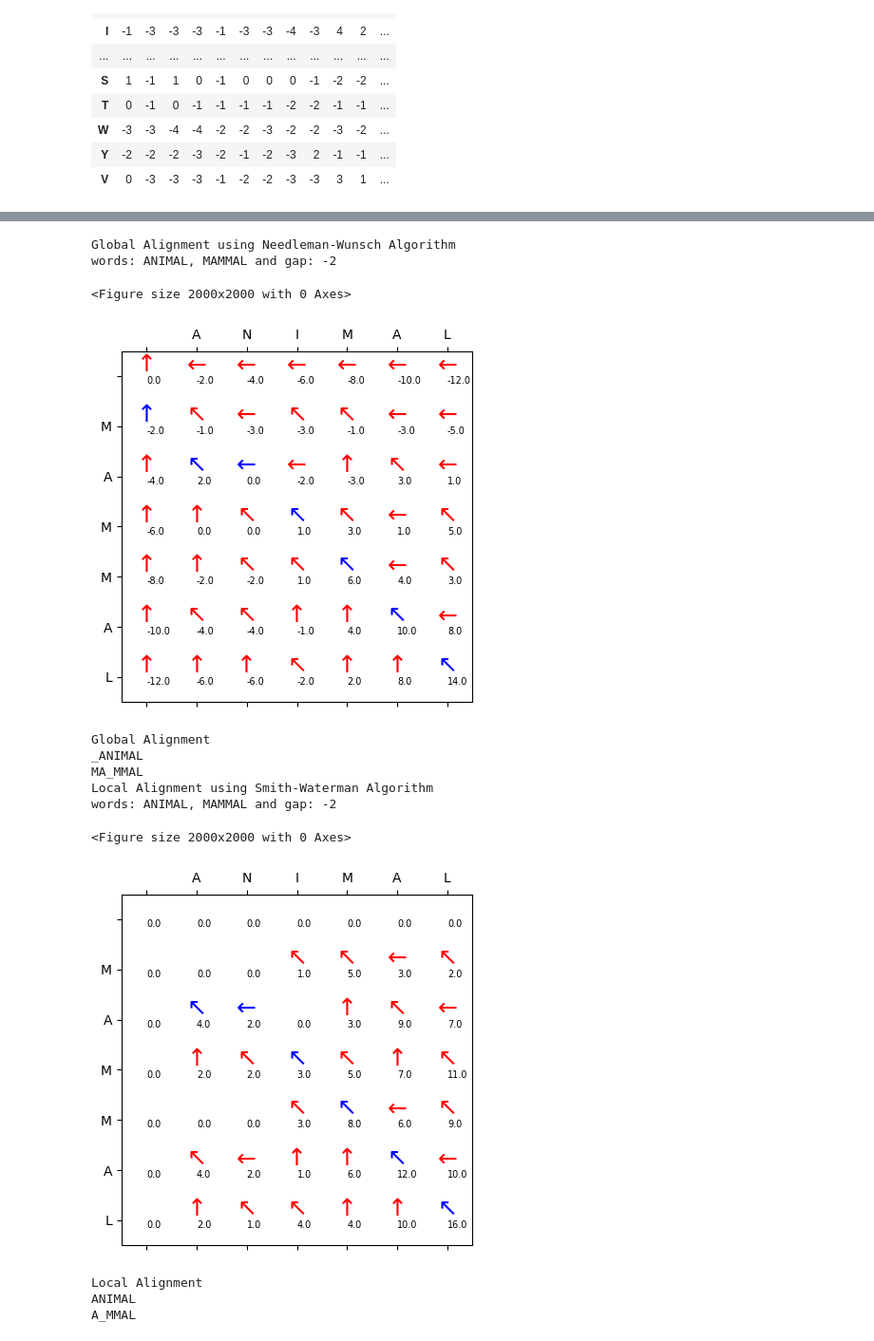
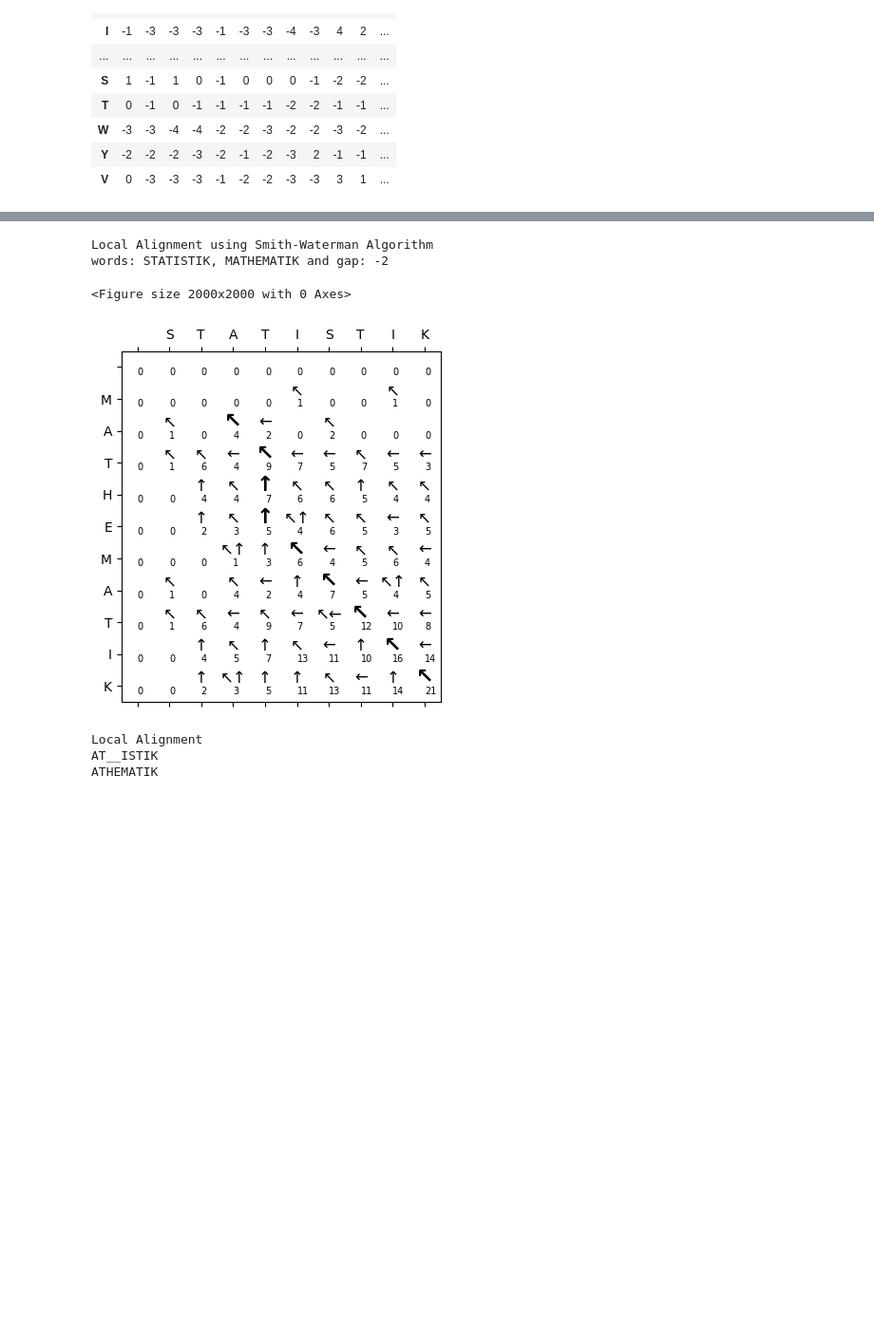
Before and after one commit to crastadivya/WiSe2425-ExercisesBioinformatics, a Jupyter notebook: Sequence_alignment.ipynb, the cells around one changed output, grey strips where cells are left out. Shown at 95% size. Drawn from its saved outputs; the diff is of its cells as text; code cells hidden in the pictures; blank space fills up the shorter version.

```diff
--- a/Sequence_alignment.ipynb
+++ b/Sequence_alignment.ipynb
@@ -298,22 +340,14 @@ ANIMALIA
 # %%
-w1 = 'ANIMAL'
-w2 = 'MAMMAL'
+w1 = 'STATISTIK'
+w2 = 'MATHEMATIK'
 gap = -2
 
-needleman_wunsch(w1, w2, gap)
 smith_waterman(w1, w2, gap)
 # %% [output]
-Global Alignment using Needleman-Wunsch Algorithm
-words: ANIMAL, MAMMAL and gap: -2
+Local Alignment using Smith-Waterman Algorithm
+words: STATISTIK, MATHEMATIK and gap: -2
 <Figure size 2000x2000 with 0 Axes>
-[figure, old version]
+[figure, new version]
-Global Alignment
-_ANIMAL
-MA_MMAL
-Local Alignment using Smith-Waterman Algorithm
-words: ANIMAL, MAMMAL and gap: -2
+Local Alignment
+AT__ISTIK
+ATHEMATIK
-<Figure size 2000x2000 with 0 Axes>
-[figure, removed]
-Local Alignment
-ANIMAL
-A_MMAL
```
Also changed, not shown: parts of 11 cells of this notebook.
